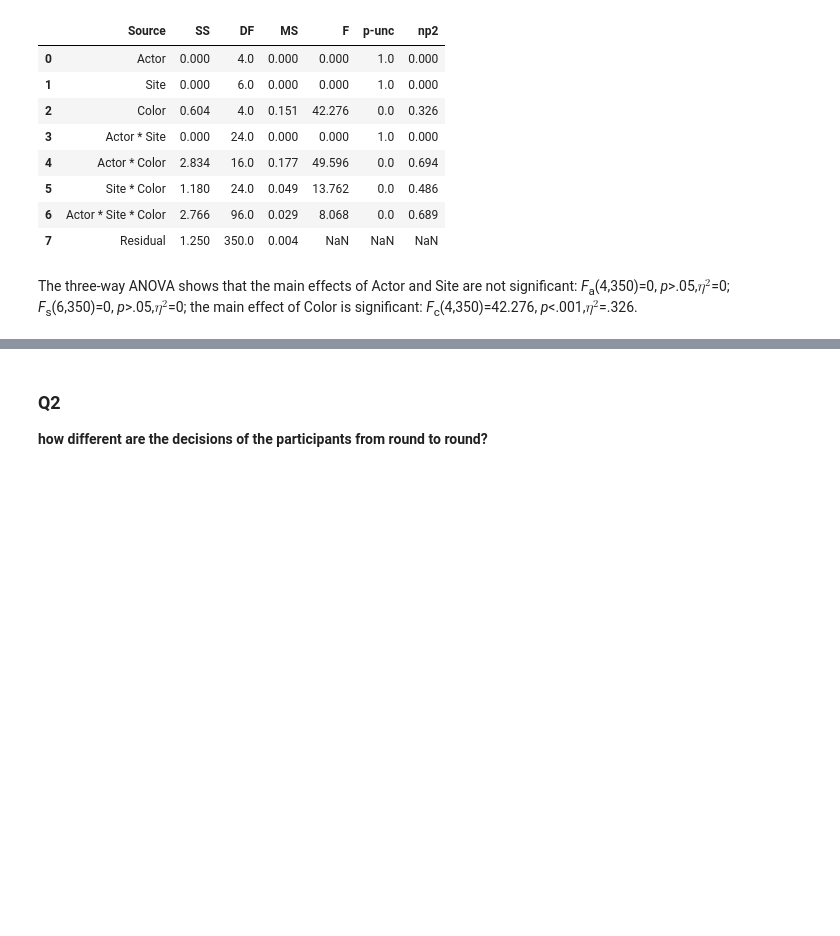
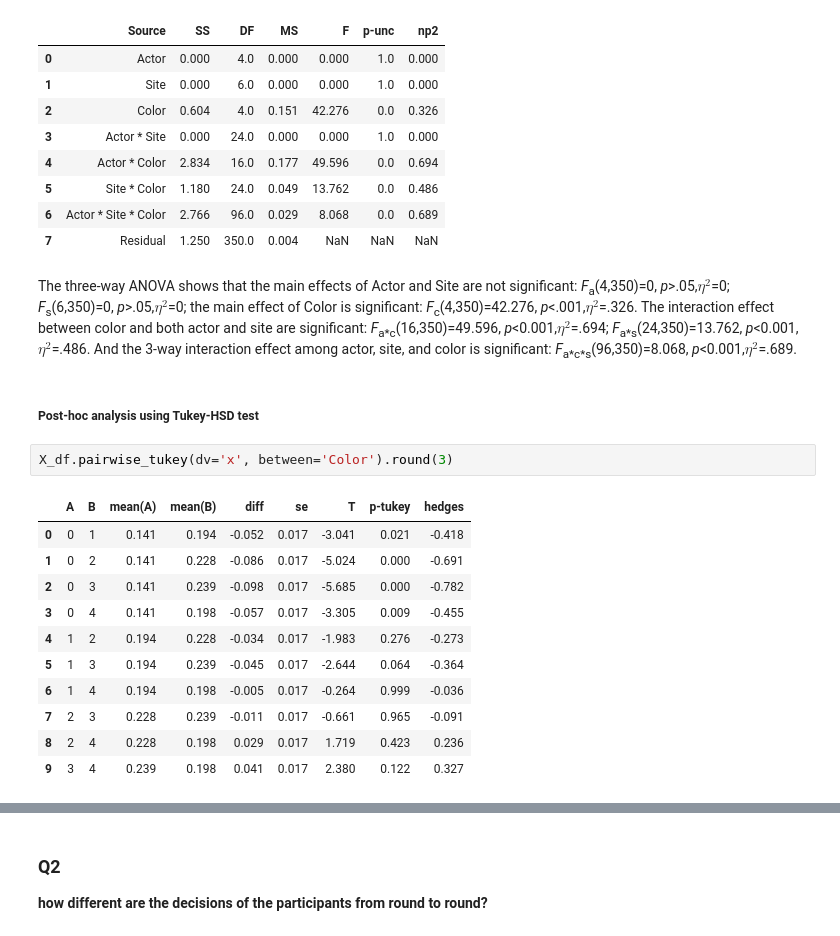
Before and after one commit to shervinazadi/EquiCity_Data, a Jupyter notebook: notebooks/ECG_PP_14_Explore_Data.ipynb, the cells around one changed output, grey strips where cells are left out. Saved outputs shown, nothing was run; the diff lists cells and outputs as text; blank space fills up the shorter version.

```diff
--- a/notebooks/ECG_PP_14_Explore_Data.ipynb
+++ b/notebooks/ECG_PP_14_Explore_Data.ipynb
@@ -298,4 +301,20 @@ aov
 | 6 | Actor * Site * Color | 2.766 | 96.0 | 0.029 | 8.068 | 0.0 | 0.689 |
 | 7 | Residual | 1.250 | 350.0 | 0.004 | NaN | NaN | NaN |
 # %% [markdown]
-The three-way ANOVA shows that the main effects of Actor and Site are not significant: *F*<sub>a</sub>(4,350)=0, *p*>.05,$\eta^2$=0; *F*<sub>s</sub>(6,350)=0, *p*>.05,$\eta^2$=0; the main effect of Color is significant: *F*<sub>c</sub>(4,350)=42.276, *p*<.001,$\eta^2$=.326.
+The three-way ANOVA shows that the main effects of Actor and Site are not significant: *F*<sub>a</sub>(4,350)=0, *p*>.05,$\eta^2$=0; *F*<sub>s</sub>(6,350)=0, *p*>.05,$\eta^2$=0; the main effect of Color is significant: *F*<sub>c</sub>(4,350)=42.276, *p*<.001,$\eta^2$=.326. The interaction effect between color and both actor and site are significant: *F*<sub>a\*c</sub>(16,350)=49.596, *p*<0.001,$\eta^2$=.694; *F*<sub>a\*s</sub>(24,350)=13.762, *p*<0.001,$\eta^2$=.486. And the 3-way interaction effect among actor, site, and color is significant: *F*<sub>a\*c\*s</sub>(96,350)=8.068, *p*<0.001,$\eta^2$=.689.
+# %% [markdown]
+##### Post-hoc analysis using Tukey-HSD test
+# %%
+X_df.pairwise_tukey(dv='x', between='Color').round(3)
+# %% [output]
+|  | A | B | mean(A) | mean(B) | diff | se | T | p-tukey | hedges |
+| 0 | 0 | 1 | 0.141 | 0.194 | -0.052 | 0.017 | -3.041 | 0.021 | -0.418 |
+| 1 | 0 | 2 | 0.141 | 0.228 | -0.086 | 0.017 | -5.024 | 0.000 | -0.691 |
+| 2 | 0 | 3 | 0.141 | 0.239 | -0.098 | 0.017 | -5.685 | 0.000 | -0.782 |
+| 3 | 0 | 4 | 0.141 | 0.198 | -0.057 | 0.017 | -3.305 | 0.009 | -0.455 |
+| 4 | 1 | 2 | 0.194 | 0.228 | -0.034 | 0.017 | -1.983 | 0.276 | -0.273 |
+| 5 | 1 | 3 | 0.194 | 0.239 | -0.045 | 0.017 | -2.644 | 0.064 | -0.364 |
+| 6 | 1 | 4 | 0.194 | 0.198 | -0.005 | 0.017 | -0.264 | 0.999 | -0.036 |
+| 7 | 2 | 3 | 0.228 | 0.239 | -0.011 | 0.017 | -0.661 | 0.965 | -0.091 |
+| 8 | 2 | 4 | 0.228 | 0.198 | 0.029 | 0.017 | 1.719 | 0.423 | 0.236 |
+| 9 | 3 | 4 | 0.239 | 0.198 | 0.041 | 0.017 | 2.380 | 0.122 | 0.327 |
```
Also changed, not shown: parts of 7 cells of this notebook.
